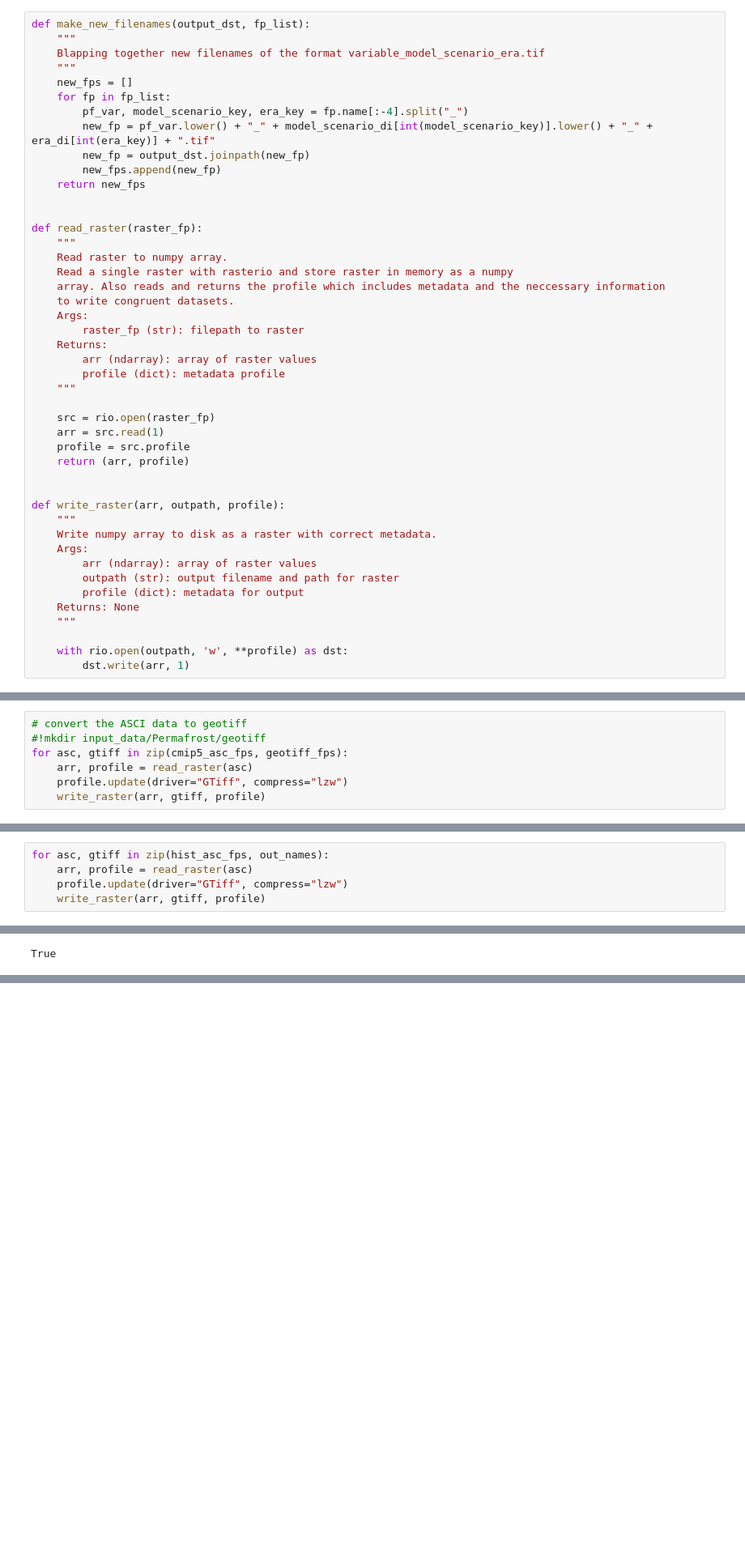
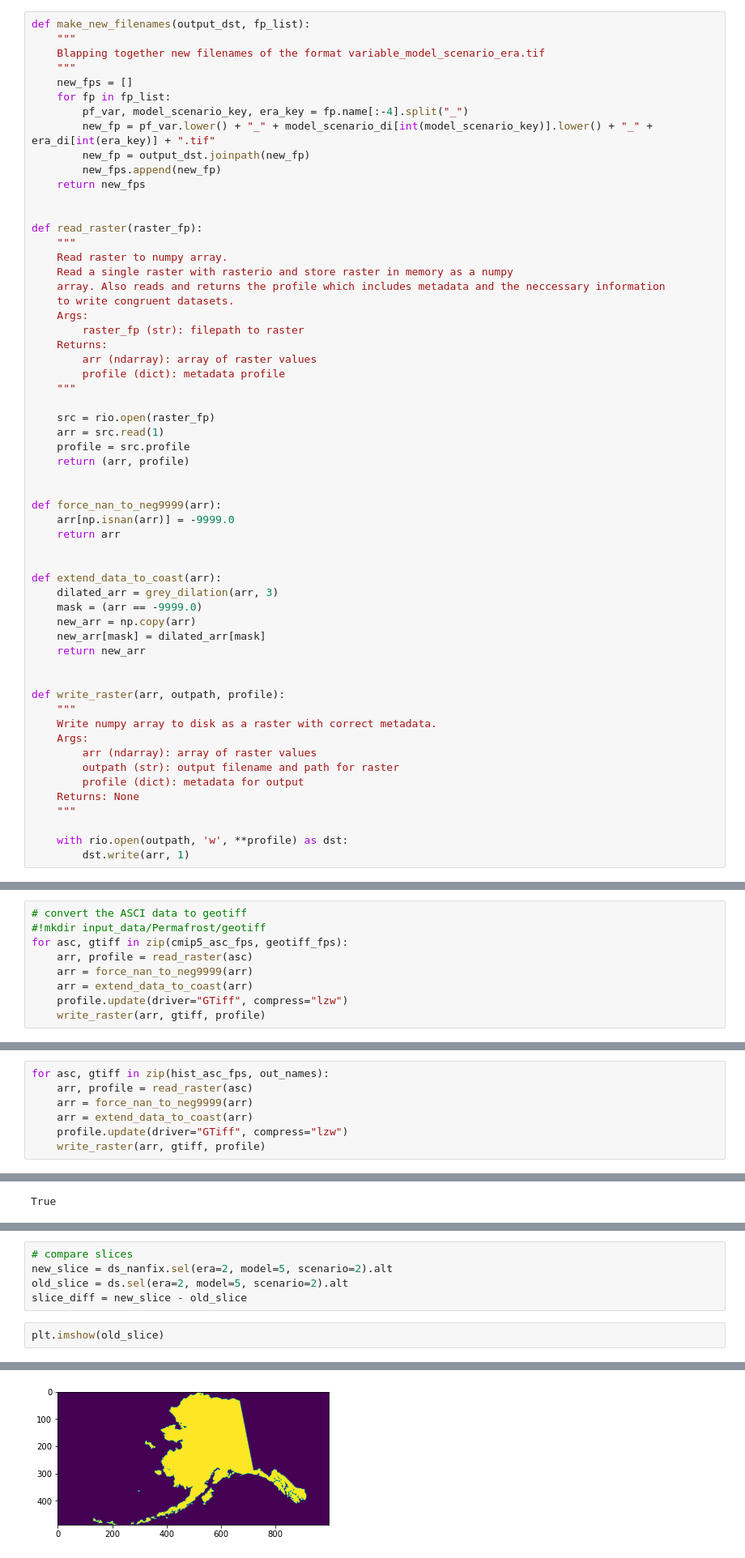
Before and after one commit to ua-snap/rasdaman-ingest, a Jupyter notebook: iem/gipl2_4km/preprocess_GIPL_4km_alt_and_magt.ipynb, the cells around one changed output, grey strips where cells are left out. Shown at 81% size. Cells and saved outputs as stored; diff of their text form; blank space fills up the shorter version.

```diff
--- a/iem/gipl2_4km/preprocess_GIPL_4km_alt_and_magt.ipynb
+++ b/iem/gipl2_4km/preprocess_GIPL_4km_alt_and_magt.ipynb
@@ -172,6 +168,19 @@ def read_raster(raster_fp):
     return (arr, profile)
 
 
+def force_nan_to_neg9999(arr):
+    arr[np.isnan(arr)] = -9999.0
+    return arr
+
+
+def extend_data_to_coast(arr):
+    dilated_arr = grey_dilation(arr, 3)
+    mask = (arr == -9999.0)
+    new_arr = np.copy(arr)
+    new_arr[mask] = dilated_arr[mask]
+    return new_arr
+
+
 def write_raster(arr, outpath, profile):
     """
     Write numpy array to disk as a raster with correct metadata.
@@ -198,6 +207,8 @@ input_data/Permafrost/geotiff/magt_ncarccsm4_rcp85_era2095_2086to2100.tif
 #!mkdir input_data/Permafrost/geotiff
 for asc, gtiff in zip(cmip5_asc_fps, geotiff_fps):
     arr, profile = read_raster(asc)
+    arr = force_nan_to_neg9999(arr)
+    arr = extend_data_to_coast(arr)
     profile.update(driver="GTiff", compress="lzw")
     write_raster(arr, gtiff, profile)
 # %%
@@ -239,6 +250,8 @@ The convention is `variable_model_scenario_era_yearRange` although it is a littl
 # %%
 for asc, gtiff in zip(hist_asc_fps, out_names):
     arr, profile = read_raster(asc)
+    arr = force_nan_to_neg9999(arr)
+    arr = extend_data_to_coast(arr)
     profile.update(driver="GTiff", compress="lzw")
     write_raster(arr, gtiff, profile)
 # %%
@@ -480,0 +526,8 @@ True
+# %%
+# compare slices
+new_slice = ds_nanfix.sel(era=2, model=5, scenario=2).alt
+old_slice = ds.sel(era=2, model=5, scenario=2).alt
+slice_diff = new_slice - old_slice
+# %%
+plt.imshow(old_slice)
+# %% [output]
@@ -480,0 +535 @@ True
+[figure, added]
```
Also changed, not shown: parts of 27 cells of this notebook, 3 other files.
